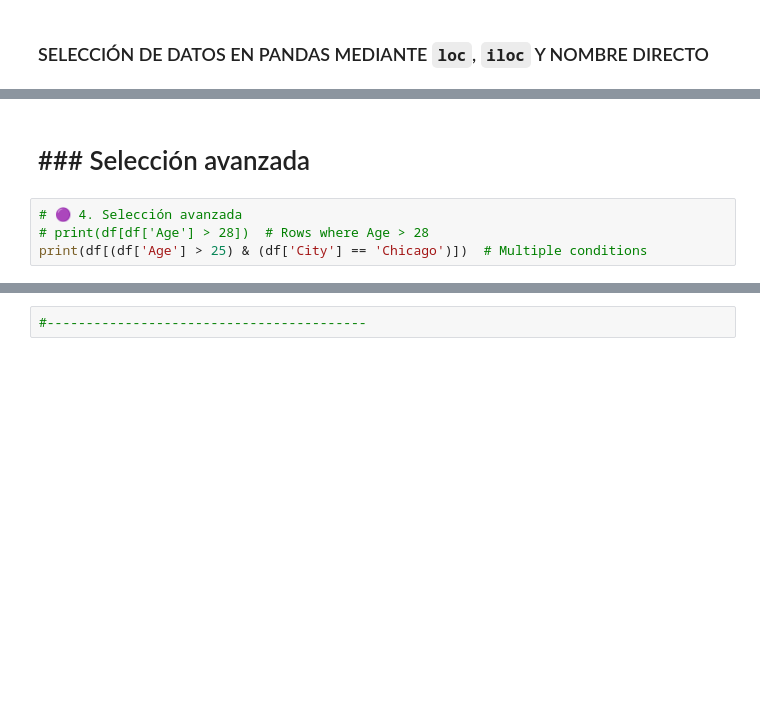
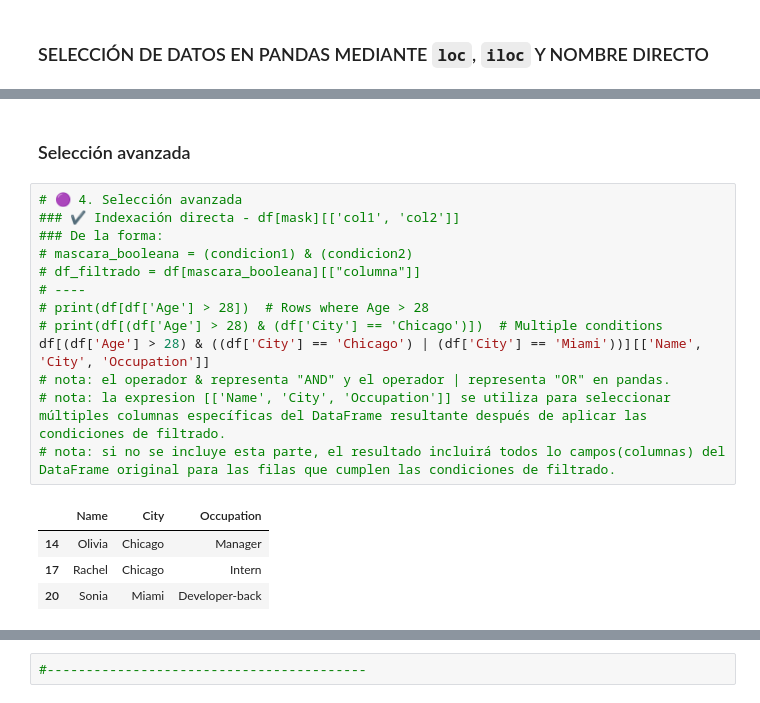
Before and after one commit to alvarohrv/data-analysis-py-sandbox, a Jupyter notebook: dataframe.ipynb, the cells around one changed output, grey strips where cells are left out. Drawn from its saved outputs; the diff is of its cells as text; blank space fills up the shorter version.

```diff
--- a/dataframe.ipynb
+++ b/dataframe.ipynb
@@ -33,6 +208,20 @@ print(df[['Name', 'Age']])  # Select specific columns
 # %% [markdown]
-# ### Selección avanzada ####
+### Selección avanzada ####
 # %%
 # 🟣 4. Selección avanzada
+### ✔ Indexación directa - df[mask][['col1', 'col2']]
+### De la forma:
+# mascara_booleana = (condicion1) & (condicion2)
+# df_filtrado = df[mascara_booleana][["columna"]]
+# ----
 # print(df[df['Age'] > 28])  # Rows where Age > 28
-print(df[(df['Age'] > 25) & (df['City'] == 'Chicago')])  # Multiple conditions
+# print(df[(df['Age'] > 28) & (df['City'] == 'Chicago')])  # Multiple conditions
+df[(df['Age'] > 28) & ((df['City'] == 'Chicago') | (df['City'] == 'Miami'))][['Name', 'City', 'Occupation']]
+# nota: el operador & representa "AND" y el operador | representa "OR" en pandas.
+# nota: la expresion [['Name', 'City', 'Occupation']] se utiliza para seleccionar múltiples columnas específicas del DataFrame resultante después de aplicar las condiciones de filtrado.
+# nota: si no se incluye esta parte, el resultado incluirá todos lo campos(columnas) del DataFrame original para las filas que cumplen las condiciones de filtrado.
+# %% [output]
+|  | Name | City | Occupation |
+| 14 | Olivia | Chicago | Manager |
+| 17 | Rachel | Chicago | Intern |
+| 20 | Sonia | Miami | Developer-back |
```
Also changed, not shown: parts of 28 cells of this notebook, 1 other file.
